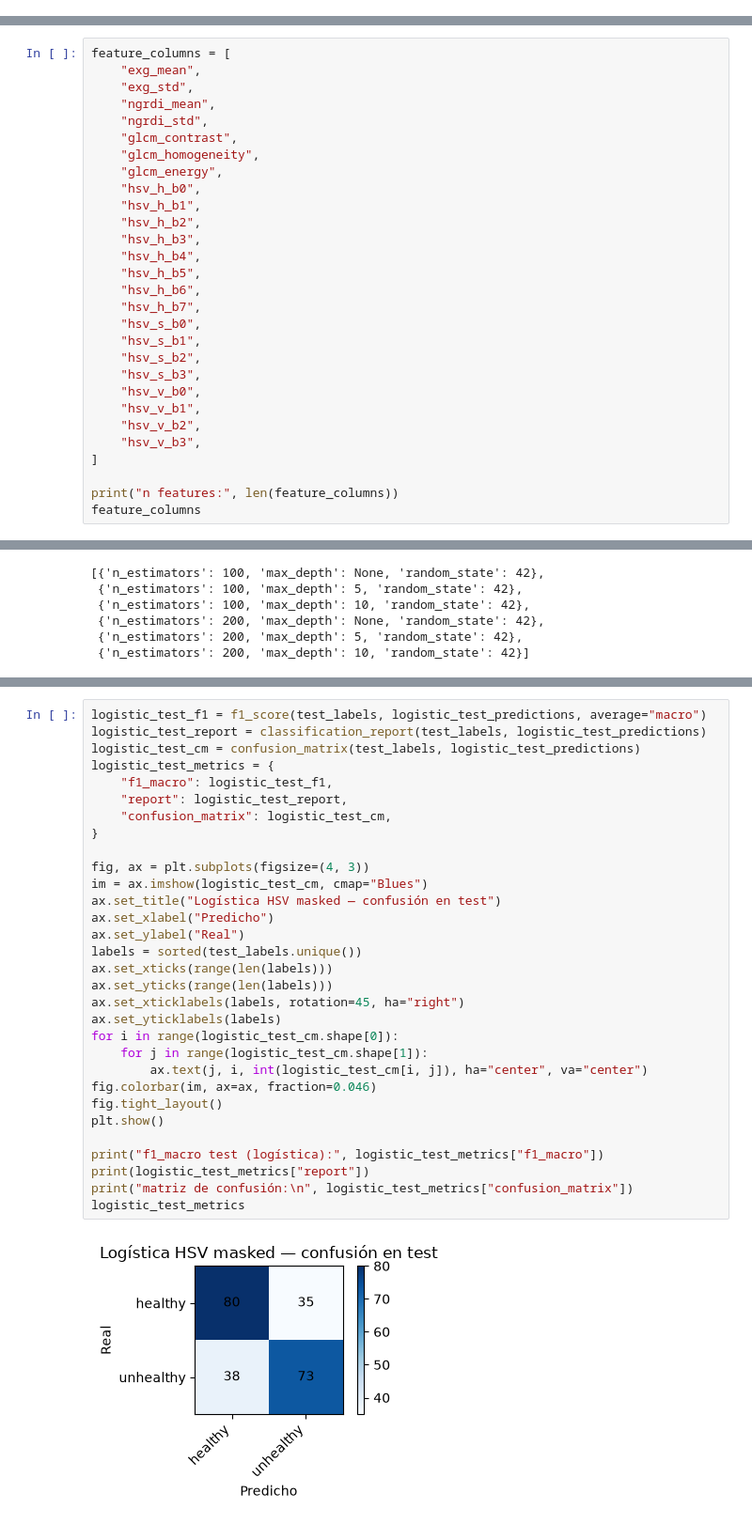
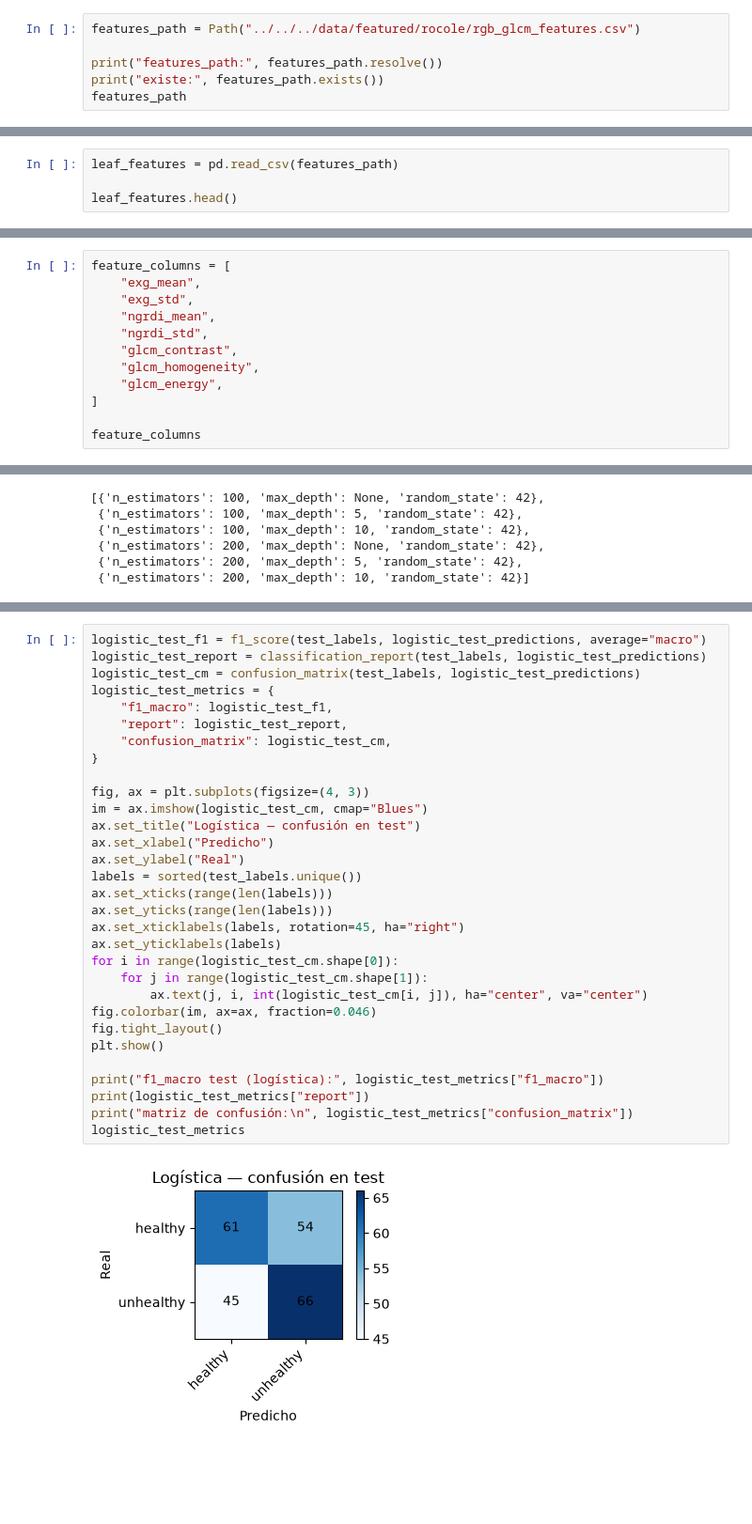
Before and after one commit to giovannyjb/diagnostico-hojas-cafe, a Jupyter notebook: notebooks/rocole/A-full/04-baseline-logistica-rf.ipynb, the cells around one changed output, grey strips where cells are left out. Shown at 94% size. Cells and saved outputs as stored; diff of their text form; blank space fills up the shorter version.

Commit message:
Sube las tablas de raw, curated y featured y los cuadernos A/B/C para que se lea el flujo sin las imágenes.
Co-authored-by: Cursor <cursoragent@cursor.com>

```diff
--- a/notebooks/rocole/04-baseline-logistica-rf-hsv-masked.ipynb
+++ b/notebooks/rocole/A-full/04-baseline-logistica-rf.ipynb
@@ -124,0 +29,6 @@ filas tras merge inner por File: 1481
+# %%
+features_path = Path("../../../data/featured/rocole/rgb_glcm_features.csv")
+
+print("features_path:", features_path.resolve())
+print("existe:", features_path.exists())
+features_path
@@ -124,0 +43,4 @@ filas tras merge inner por File: 1481
+# %%
+leaf_features = pd.read_csv(features_path)
+
+leaf_features.head()
@@ -187,24 +124,7 @@ feature_columns = [
     "glcm_contrast",
     "glcm_homogeneity",
     "glcm_energy",
-    "hsv_h_b0",
-    "hsv_h_b1",
-    "hsv_h_b2",
-    "hsv_h_b3",
-    "hsv_h_b4",
-    "hsv_h_b5",
-    "hsv_h_b6",
-    "hsv_h_b7",
-    "hsv_s_b0",
-    "hsv_s_b1",
-    "hsv_s_b2",
-    "hsv_s_b3",
-    "hsv_v_b0",
-    "hsv_v_b1",
-    "hsv_v_b2",
-    "hsv_v_b3",
 ]
 
-print("n features:", len(feature_columns))
 feature_columns
 # %% [output]
@@ -783,32 +746,32 @@ Reporte y matriz de confusión de la logística en test (una sola vez).
 logistic_test_f1 = f1_score(test_labels, logistic_test_predictions, average="macro")
 logistic_test_report = classification_report(test_labels, logistic_test_predictions)
 logistic_test_cm = confusion_matrix(test_labels, logistic_test_predictions)
 logistic_test_metrics = {
     "f1_macro": logistic_test_f1,
     "report": logistic_test_report,
     "confusion_matrix": logistic_test_cm,
 }
 
 fig, ax = plt.subplots(figsize=(4, 3))
 im = ax.imshow(logistic_test_cm, cmap="Blues")
-ax.set_title("Logística HSV masked — confusión en test")
+ax.set_title("Logística — confusión en test")
 ax.set_xlabel("Predicho")
 ax.set_ylabel("Real")
 labels = sorted(test_labels.unique())
 ax.set_xticks(range(len(labels)))
 ax.set_yticks(range(len(labels)))
 ax.set_xticklabels(labels, rotation=45, ha="right")
 ax.set_yticklabels(labels)
 for i in range(logistic_test_cm.shape[0]):
     for j in range(logistic_test_cm.shape[1]):
         ax.text(j, i, int(logistic_test_cm[i, j]), ha="center", va="center")
 fig.colorbar(im, ax=ax, fraction=0.046)
 fig.tight_layout()
 plt.show()
 
 print("f1_macro test (logística):", logistic_test_metrics["f1_macro"])
 print(logistic_test_metrics["report"])
 print("matriz de confusión:\n", logistic_test_metrics["confusion_matrix"])
 logistic_test_metrics
 # %% [output]
-[figure, old version]
+[figure, new version]
```
Also changed, not shown: parts of 85 cells of this notebook, 42 other files.
